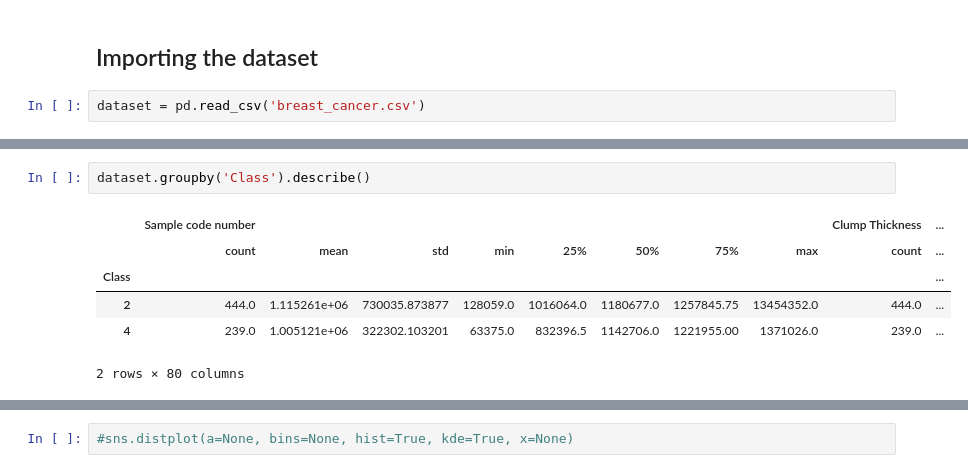
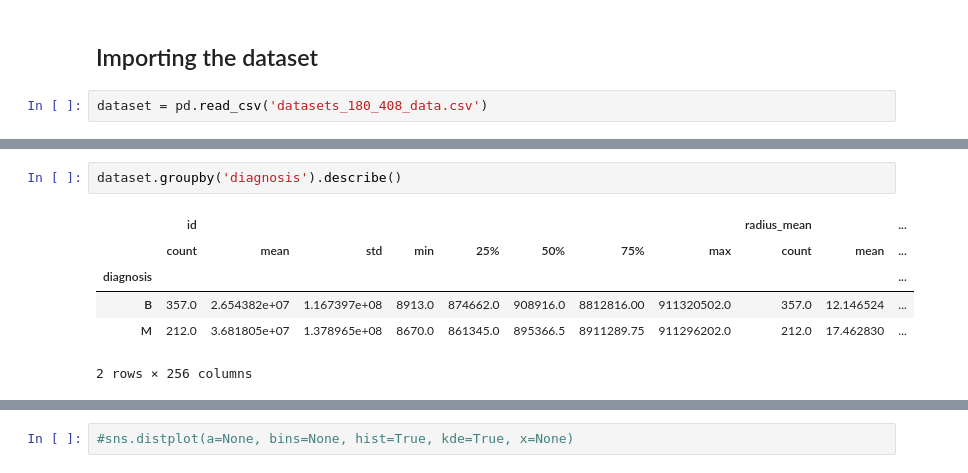
Before and after one commit to SSaberipouya/Breast-Cancer-Wisconsin-Diagnostic--master, a Jupyter notebook: logistic_regression-Using Features-Selections-method.ipynb, the cells around one changed output, grey strips where cells are left out. Cells and saved outputs as stored; diff of their text form.

```diff
--- a/logistic_regression-Using Features-Selections-method.ipynb
+++ b/logistic_regression-Using Features-Selections-method.ipynb
@@ -8,5 +8,5 @@ import seaborn as sns
 # %% [markdown]
 ## Importing the dataset
 # %%
-dataset = pd.read_csv('breast_cancer.csv')
+dataset = pd.read_csv('datasets_180_408_data.csv')
 # %%
@@ -42,12 +47,12 @@ memory usage: 58.8 KB
 # %%
-dataset.groupby('Class').describe()
+dataset.groupby('diagnosis').describe()
 # %% [output]
-|  | Sample code number |  |  |  |  |  |  |  | Clump Thickness | ... |
-|  | count | mean | std | min | 25% | 50% | 75% | max | count | ... |
-| Class |  |  |  |  |  |  |  |  |  | ... |
-| 2 | 444.0 | 1.115261e+06 | 730035.873877 | 128059.0 | 1016064.0 | 1180677.0 | 1257845.75 | 13454352.0 | 444.0 | ... |
-| 4 | 239.0 | 1.005121e+06 | 322302.103201 | 63375.0 | 832396.5 | 1142706.0 | 1221955.00 | 1371026.0 | 239.0 | ... |
+|  | id |  |  |  |  |  |  |  | radius_mean |  | ... |
+|  | count | mean | std | min | 25% | 50% | 75% | max | count | mean | ... |
+| diagnosis |  |  |  |  |  |  |  |  |  |  | ... |
+| B | 357.0 | 2.654382e+07 | 1.167397e+08 | 8913.0 | 874662.0 | 908916.0 | 8812816.00 | 911320502.0 | 357.0 | 12.146524 | ... |
+| M | 212.0 | 3.681805e+07 | 1.378965e+08 | 8670.0 | 861345.0 | 895366.5 | 8911289.75 | 911296202.0 | 212.0 | 17.462830 | ... |
-2 rows × 80 columns
+2 rows × 256 columns
 # %%
 dataset.describe()
 # %% [output]
```
Also changed, not shown: parts of 20 cells of this notebook.
